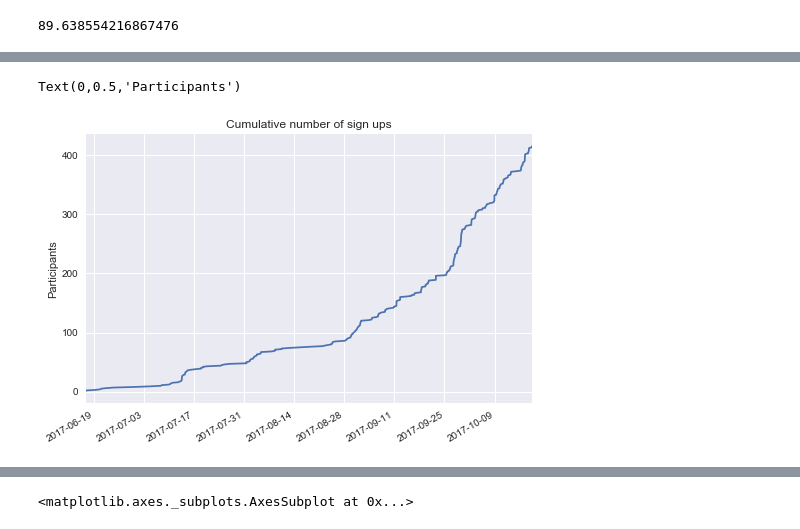
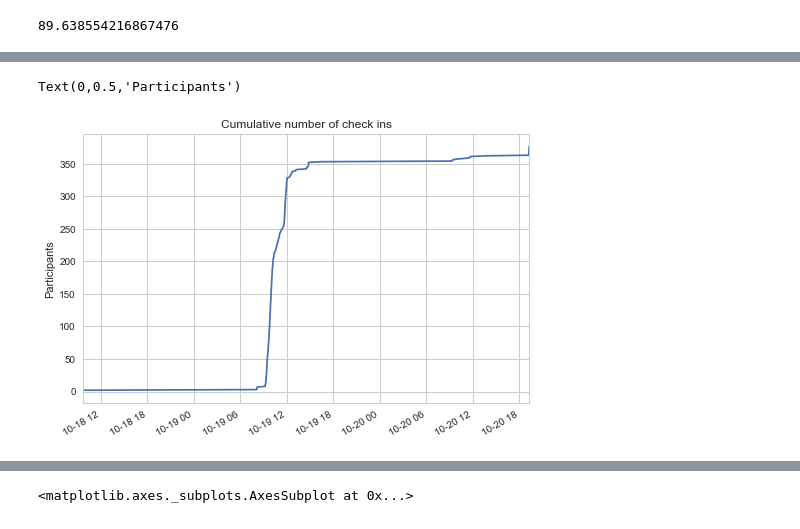
Before and after one commit to stared/random_data_explorations, a Jupyter notebook: 201711_pydatawaw/analysis.ipynb, the cells around one changed output, grey strips where cells are left out. Cells and saved outputs as stored; diff of their text form; code cells hidden in the pictures.

```diff
--- a/201711_pydatawaw/analysis.ipynb
+++ b/201711_pydatawaw/analysis.ipynb
@@ -3,3 +3,5 @@ import pandas as pd
 %matplotlib inline
 from matplotlib import pyplot as plt
 import seaborn as sns
+import datetime
+sns.set_style('whitegrid')
@@ -110,9 +193,10 @@ Text(0,0.5,'Participants')
 # %%
-order_dates = participants["Order Date"].sort_values()
-pd.Series(range(1, len(order_dates) + 1), index=order_dates).plot()
-plt.title("Cumulative number of sign ups")
+# warning: some people arrived earlier but registered later
+checkin_dates = participants["Check-In Date"].dropna().sort_values()
+pd.Series(range(1, len(checkin_dates) + 1), index=checkin_dates).plot()
+plt.title("Cumulative number of check ins")
 plt.xlabel("")
 plt.ylabel("Participants")
 # %% [output]
 Text(0,0.5,'Participants')
-[figure, old version]
+[figure, new version]
```
Also changed, not shown: parts of 21 cells of this notebook.
